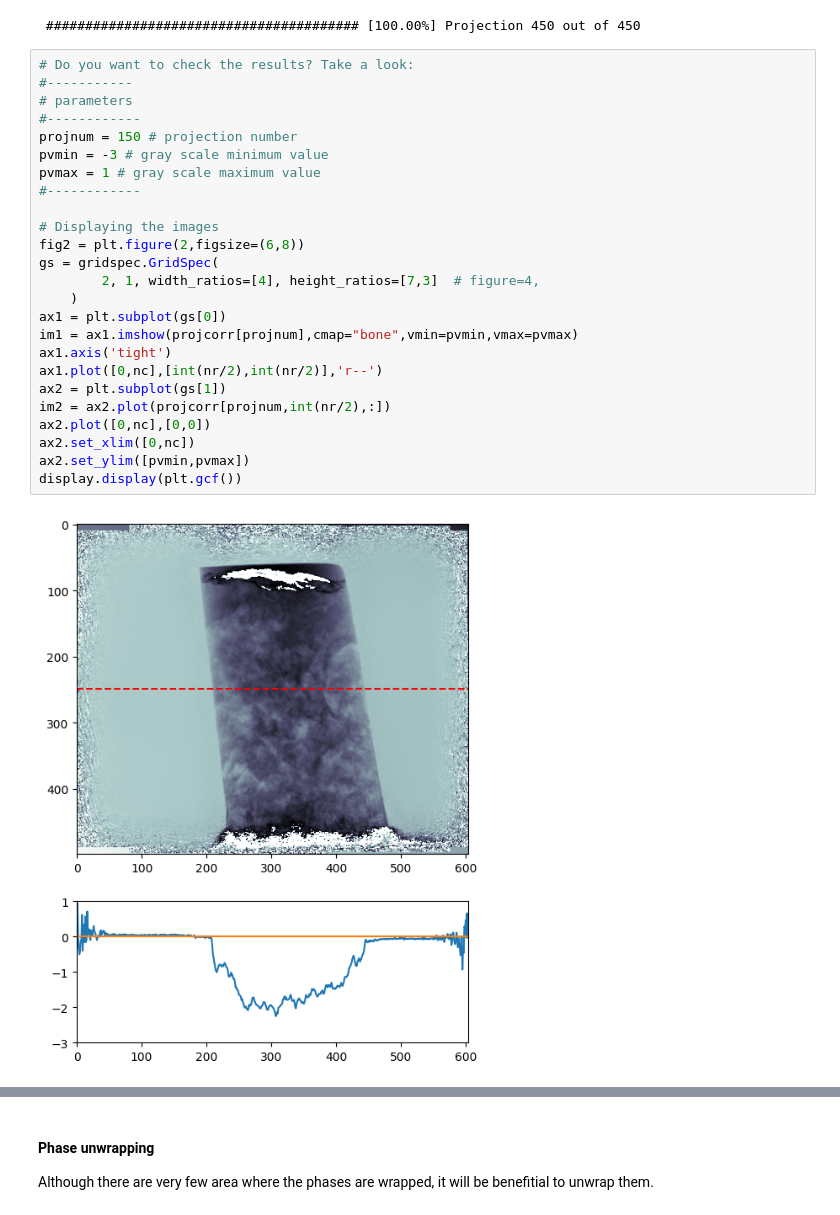
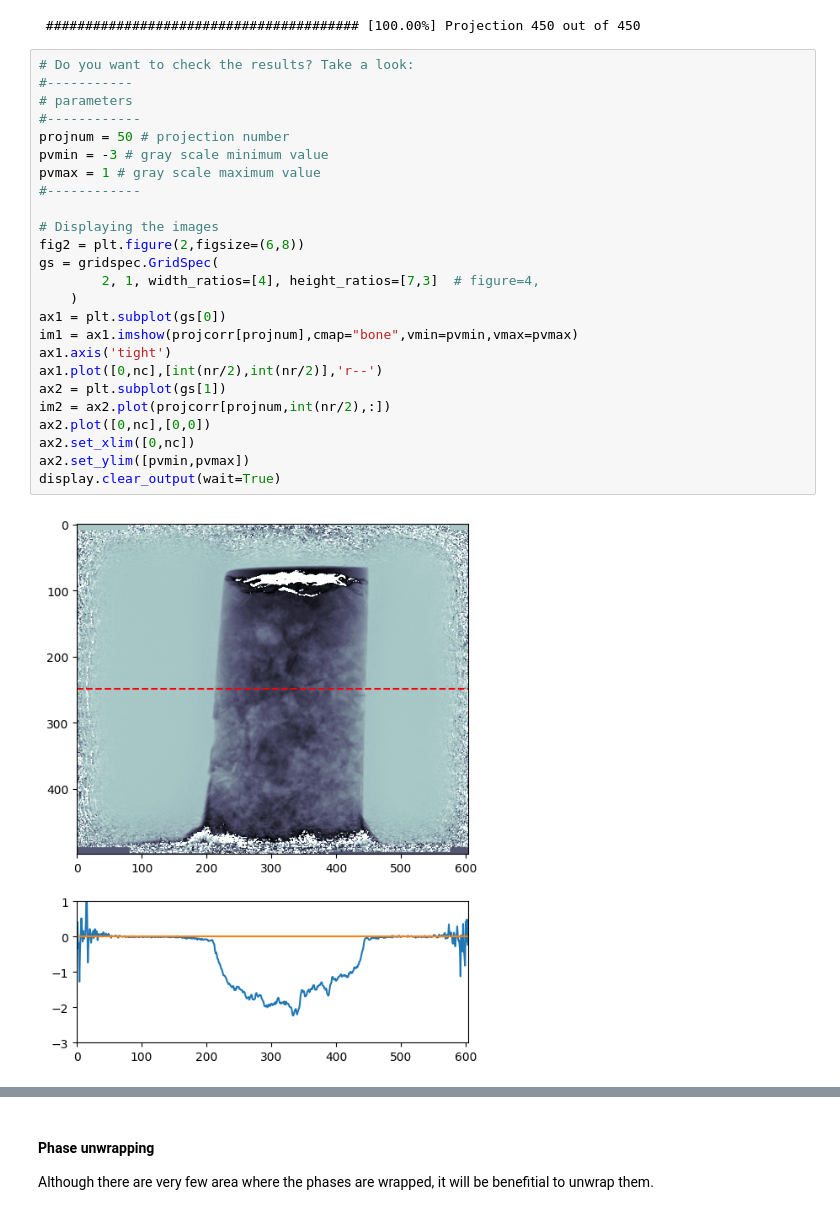
Before and after one commit to jcesardasilva/tutorialasterix, a Jupyter notebook: PXCT/PXCT_pipeline_part1.ipynb, the cells around one changed output, grey strips where cells are left out. Cells and saved outputs as stored; diff of their text form.

```diff
--- a/PXCT/PXCT_pipeline_part1.ipynb
+++ b/PXCT/PXCT_pipeline_part1.ipynb
@@ -313,27 +295,27 @@ del projections
 # %%
 # Do you want to check the results? Take a look:
 #-----------
 # parameters
 #------------
-projnum = 150 # projection number
+projnum = 50 # projection number
 pvmin = -3 # gray scale minimum value
 pvmax = 1 # gray scale maximum value
 #------------
 
 # Displaying the images
 fig2 = plt.figure(2,figsize=(6,8))
 gs = gridspec.GridSpec(
         2, 1, width_ratios=[4], height_ratios=[7,3]  # figure=4,
     )
 ax1 = plt.subplot(gs[0])
 im1 = ax1.imshow(projcorr[projnum],cmap="bone",vmin=pvmin,vmax=pvmax)
 ax1.axis('tight')
 ax1.plot([0,nc],[int(nr/2),int(nr/2)],'r--')
 ax2 = plt.subplot(gs[1])
 im2 = ax2.plot(projcorr[projnum,int(nr/2),:])
 ax2.plot([0,nc],[0,0])
 ax2.set_xlim([0,nc])
 ax2.set_ylim([pvmin,pvmax])
-display.display(plt.gcf())
+display.clear_output(wait=True)
 # %% [output]
-[figure, old version]
+[figure, new version]
```
Also changed, not shown: parts of 10 cells of this notebook, 13 other files.
